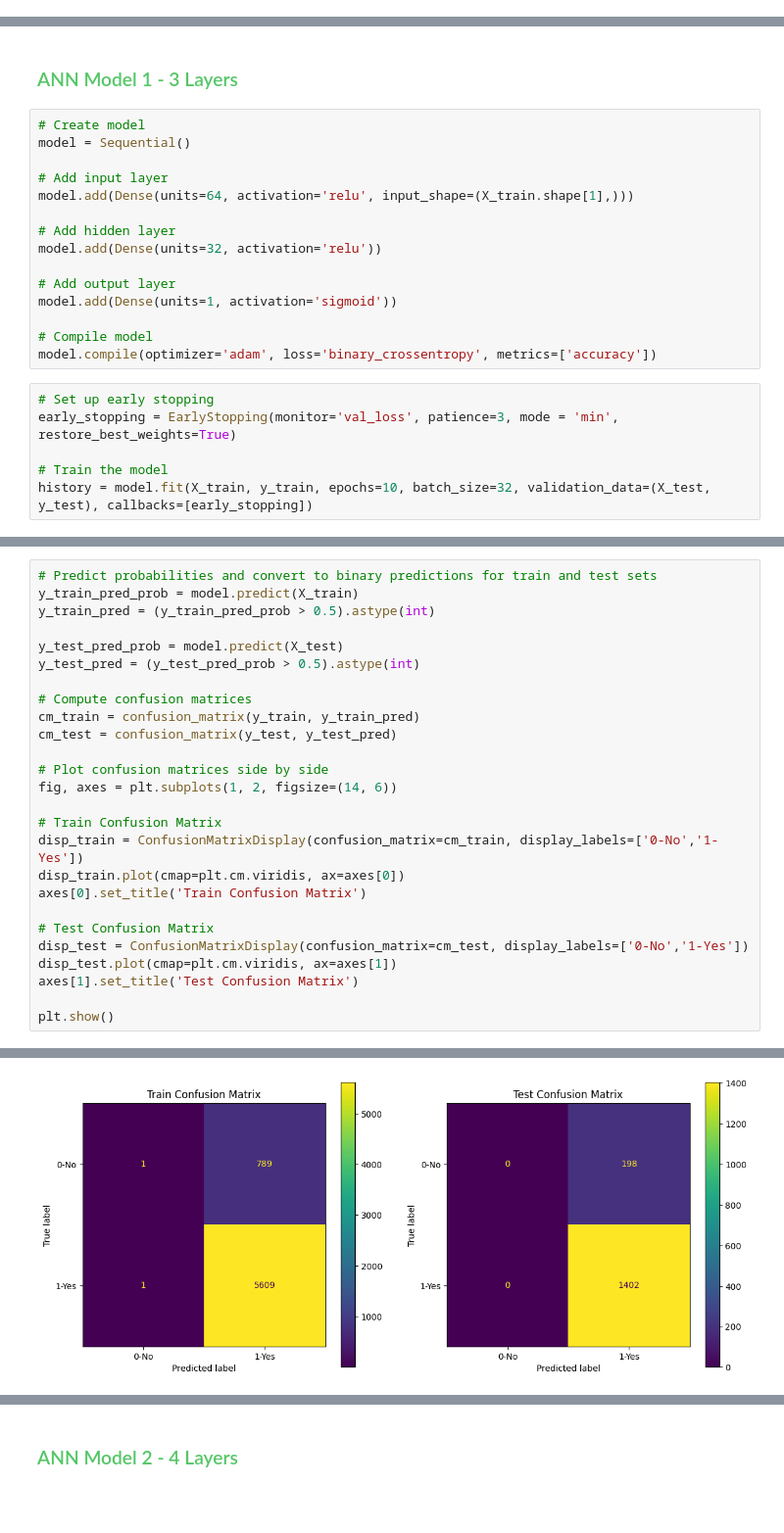
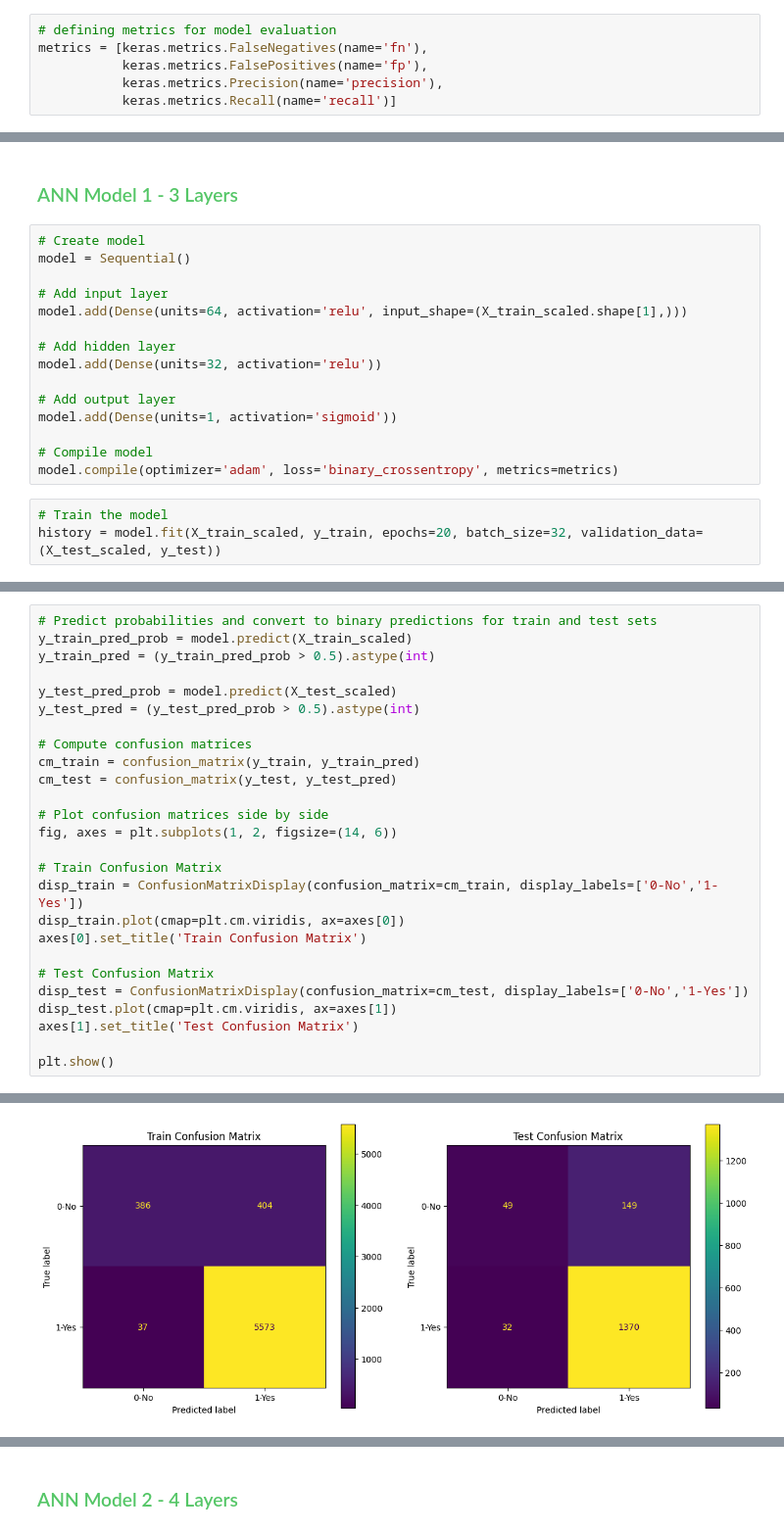
Before and after one commit to plwiscovitch/conversion_prediction, a Jupyter notebook: conversion_prediction.ipynb, the cells around one changed output, grey strips where cells are left out. Shown at 98% size. Cells and saved outputs as stored; diff of their text form; blank space fills up the shorter version.

```diff
--- a/conversion_prediction.ipynb
+++ b/conversion_prediction.ipynb
@@ -2218,0 +2223,6 @@ scores_df
+# %%
+# defining metrics for model evaluation
+metrics = [keras.metrics.FalseNegatives(name='fn'),
+           keras.metrics.FalsePositives(name='fp'),
+           keras.metrics.Precision(name='precision'),
+           keras.metrics.Recall(name='recall')]
@@ -2223,7 +2255,7 @@ scores_df
 model = Sequential()
 
 # Add input layer
-model.add(Dense(units=64, activation='relu', input_shape=(X_train.shape[1],)))
+model.add(Dense(units=64, activation='relu', input_shape=(X_train_scaled.shape[1],)))
 
 # Add hidden layer
 model.add(Dense(units=32, activation='relu'))
@@ -2232,11 +2264,8 @@ model.add(Dense(units=32, activation='relu'))
 model.add(Dense(units=1, activation='sigmoid'))
 
 # Compile model
-model.compile(optimizer='adam', loss='binary_crossentropy', metrics=['accuracy'])
+model.compile(optimizer='adam', loss='binary_crossentropy', metrics=metrics)
 # %%
-# Set up early stopping
-early_stopping = EarlyStopping(monitor='val_loss', patience=3, mode = 'min', restore_best_weights=True)
-
 # Train the model
-history = model.fit(X_train, y_train, epochs=10, batch_size=32, validation_data=(X_test, y_test), callbacks=[early_stopping])
+history = model.fit(X_train_scaled, y_train, epochs=20, batch_size=32, validation_data=(X_test_scaled, y_test))
 # %% [output]
@@ -2285,9 +2329,9 @@ plt.show()
 # %%
 # Predict probabilities and convert to binary predictions for train and test sets
-y_train_pred_prob = model.predict(X_train)
+y_train_pred_prob = model.predict(X_train_scaled)
 y_train_pred = (y_train_pred_prob > 0.5).astype(int)
 
-y_test_pred_prob = model.predict(X_test)
+y_test_pred_prob = model.predict(X_test_scaled)
 y_test_pred = (y_test_pred_prob > 0.5).astype(int)
 
 # Compute confusion matrices
@@ -2314 +2358 @@ plt.show()
-[figure, old version]
+[figure, new version]
```
Also changed, not shown: parts of 31 cells of this notebook, 2 other files.
